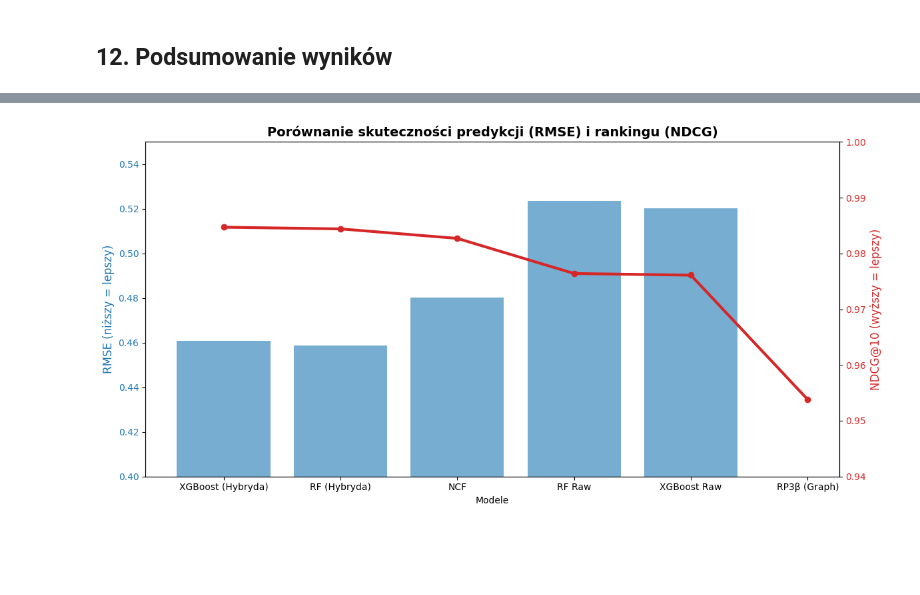
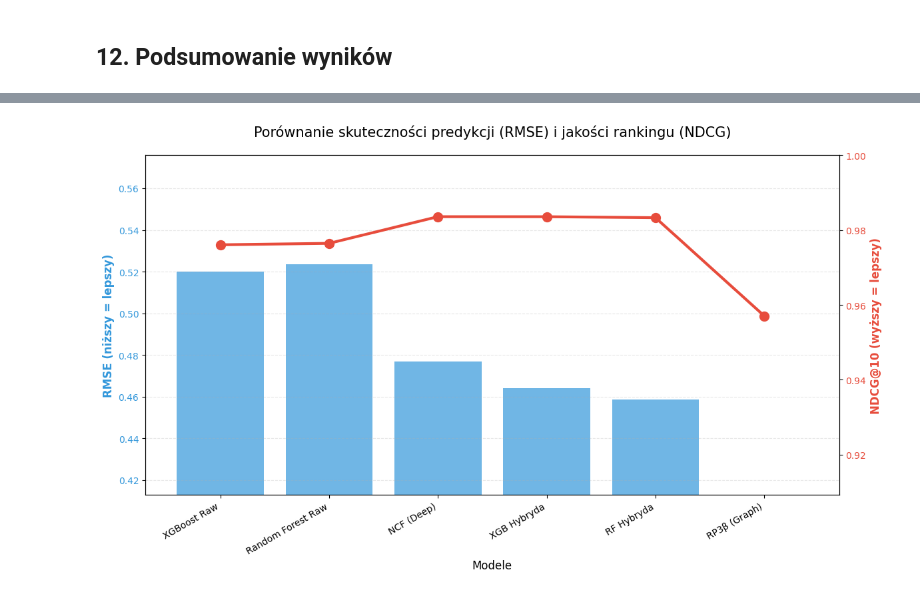
Before and after one commit to FIlip2423/wine-recommender, a Jupyter notebook: wine_recommender.ipynb, the cells around one changed output, grey strips where cells are left out. Saved outputs shown, nothing was run; the diff lists cells and outputs as text; code cells hidden in the pictures; blank space fills up the shorter version.

```diff
--- a/wine_recommender.ipynb
+++ b/wine_recommender.ipynb
@@ -334,15 +340,16 @@ def evaluate_rp3_as_regression_style(model, test_df, k=10):
         wine_ids = group['WineID'].values
 
         # Pobieramy score'y z RP3beta TYLKO dla tych konkretnych win
-        scores = model.get_scores(user_id, candidate_wine_ids=wine_ids)
+        scores, mask = model.get_scores(user_id, candidate_wine_ids=wine_ids)
+        true_ratings_filtered = true_ratings[mask]  # dopasowanie długości
 
         if scores is None or len(scores) < k:
             continue
 
         # Obliczamy metryki rankingowe (używając Twoich funkcji)
-        precisions.append(precision_at_k(true_ratings, scores, k))
-        recalls.append(recall_at_k(true_ratings, scores, k))
-        ndcgs.append(ndcg_at_k(true_ratings, scores, k))
+        precisions.append(precision_at_k(true_ratings_filtered, scores, k))
+        recalls.append(recall_at_k(true_ratings_filtered, scores, k))
+        ndcgs.append(ndcg_at_k(true_ratings_filtered, scores, k))
 
     return {
         'Model': 'RP3β (Graph)',
@@ -352,5 +359,9 @@ def evaluate_rp3_as_regression_style(model, test_df, k=10):
         'NDCG@10': np.mean(ndcgs)
     }
 
+rp3 = RP3Beta(beta=0.3)
+rp3.fit(train_df) # Zakładam, że train_df to Twój 80% split po dacie
 # Uruchamiamy 'lokalną' ewaluację dla RP3beta
 metrics_rp3_local = evaluate_rp3_as_regression_style(rp3, test_df, k=10)
+
+print("\nWyniki RP3β", metrics_rp3_local)
@@ -729,38 +688,57 @@ FINALNE ZESTAWIENIE MODELI
 # %%
-import matplotlib.pyplot as plt
-import pandas as pd
-import numpy as np
 
-# Dane z Twojej tabeli
-data = {
-    'Model': ['XGBoost (Hybryda)', 'RF (Hybryda)', 'NCF', 'RF Raw', 'XGBoost Raw', 'RP3β (Graph)'],
-    'RMSE': [0.4609, 0.4586, 0.4803, 0.5235, 0.5201, np.nan],
-    'NDCG@10': [0.9847, 0.9844, 0.9827, 0.9764, 0.9761, 0.9538]
+
+# 2. Tworzenie DataFrame
+df_results = pd.DataFrame(all_results)
+
+# 3. Bezpieczne mapowanie nazw
+# Jeśli nazwa z 'Model' nie znajdzie się w słowniku, zostawi oryginalną nazwę
+name_map = {
+    'Gradient Boosting (XGBoost)': 'XGB Hybryda',
+    'Random Forest (Sklearn)': 'RF Hybryda',
+    'NCF': 'NCF (Deep)',
+    'Random Forest (Raw ID)': 'RF Raw',
+    'XGBoost (Raw ID)': 'XGB Raw',
+    'RP3β (Graph)': 'RP3β (Graph)'
 }
+df_results['Model_Short'] = df_results['Model'].map(name_map).fillna(df_results['Model'])
 
-df_plot = pd.DataFrame(data)
+# --- KLUCZOWA POPRAWKA ---
+# Matplotlib nie lubi floatów (np. NaN) tam, gdzie spodziewa się etykiet tekstowych
+df_results['Model_Short'] = df_results['Model_Short'].astype(str)
+# -------------------------
 
-fig, ax1 = plt.subplots(figsize=(12, 6))
+fig, ax1 = plt.subplots(figsize=(12, 7))
 
-# Wykres słupkowy dla RMSE
-color1 = 'tab:blue'
-ax1.set_xlabel('Modele')
-ax1.set_ylabel('RMSE (niższy = lepszy)', color=color1, fontsize=12)
-bars = ax1.bar(df_plot['Model'], df_plot['RMSE'], color=color1, alpha=0.6, label='RMSE')
+# Oś 1: RMSE (Słupki)
+color1 = '#3498db'
+ax1.set_xlabel('Modele', fontsize=12)
+ax1.set_ylabel('RMSE (niższy = lepszy)', color=color1, fontsize=12, fontweight='bold')
+
+# Rysujemy słupki - używamy .fillna(0), żeby bar() nie wywalił błędu na RP3beta
+bars = ax1.bar(df_results['Model_Short'], df_results['RMSE'].fillna(0), color=color1, alpha=0.7, label='RMSE')
 ax1.tick_params(axis='y', labelcolor=color1)
-ax1.set_ylim(0.4, 0.55) # Skupienie na różnicach
 
-# Druga oś dla NDCG
+# Ustawienie limitów osi Y tylko dla RMSE > 0
+valid_rmse = df_results['RMSE'].dropna()
+if not valid_rmse.empty:
+    ax1.set_ylim(valid_rmse.min() * 0.9, valid_rmse.max() * 1.1)
+
+# Oś 2: NDCG@10 (Linia)
 ax2 = ax1.twinx()
-color2 = 'tab:red'
-ax2.set_ylabel('NDCG@10 (wyższy = lepszy)', color=color2, fontsize=12)
-ax2.plot(df_plot['Model'], df_plot['NDCG@10'], color=color2, marker='o', linewidth=3, label='NDCG@10')
+color2 = '#e74c3c'
+ax2.set_ylabel('NDCG@10 (wyższy = lepszy)', color=color2, fontsize=12, fontweight='bold')
+ax2.plot(df_results['Model_Short'], df_results['NDCG@10'], color=color2, marker='o', markersize=10, linewidth=3, label='NDCG@10')
 ax2.tick_params(axis='y', labelcolor=color2)
-ax2.set_ylim(0.94, 1.0)
 
-plt.title('Porównanie skuteczności predykcji (RMSE) i rankingu (NDCG)', fontsize=14, fontweight='bold')
+# Dynamiczny limit dla NDCG
+ax2.set_ylim(df_results['NDCG@10'].min() * 0.95, 1.0)
+
+plt.title('Porównanie skuteczności predykcji (RMSE) i jakości rankingu (NDCG)', fontsize=15, pad=20)
+ax1.grid(axis='y', linestyle='--', alpha=0.3)
+plt.setp(ax1.get_xticklabels(), rotation=30, ha='right')
+
 fig.tight_layout()
-plt.xticks(rotation=45)
 plt.show()
 # %% [output]
-[figure, old version]
+[figure, new version]
```
Also changed, not shown: parts of 12 cells of this notebook, 1 other file.
